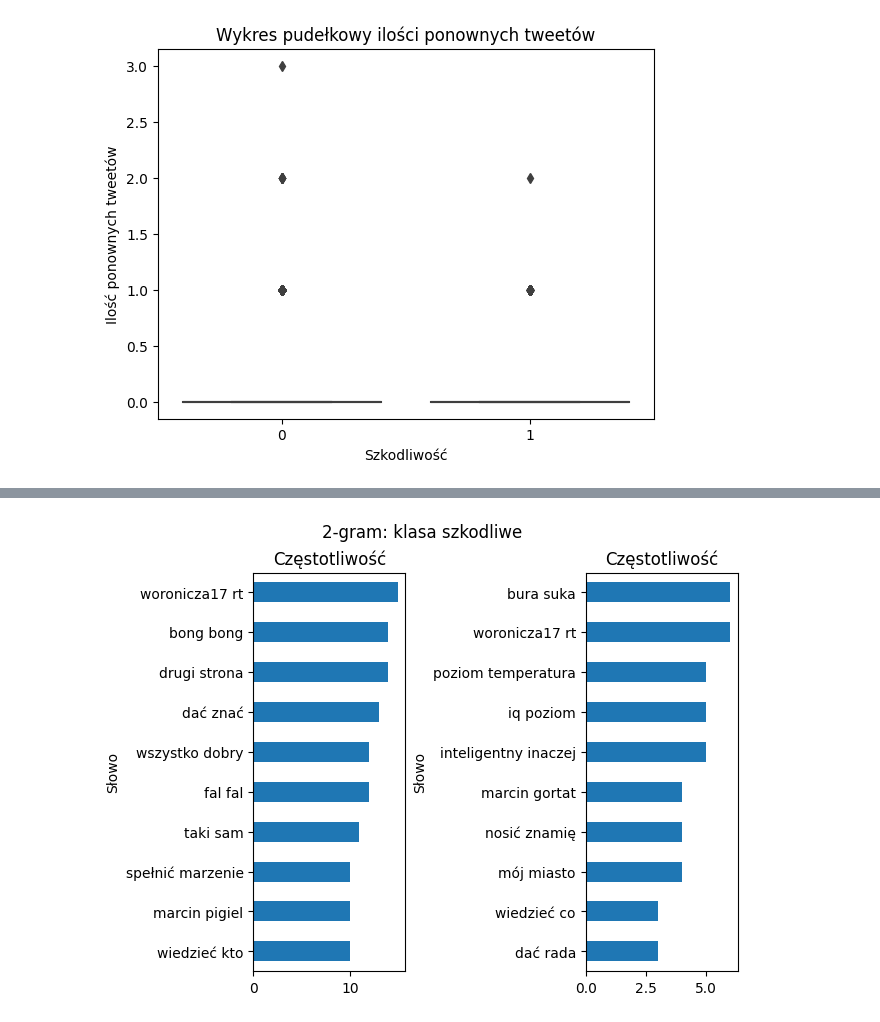
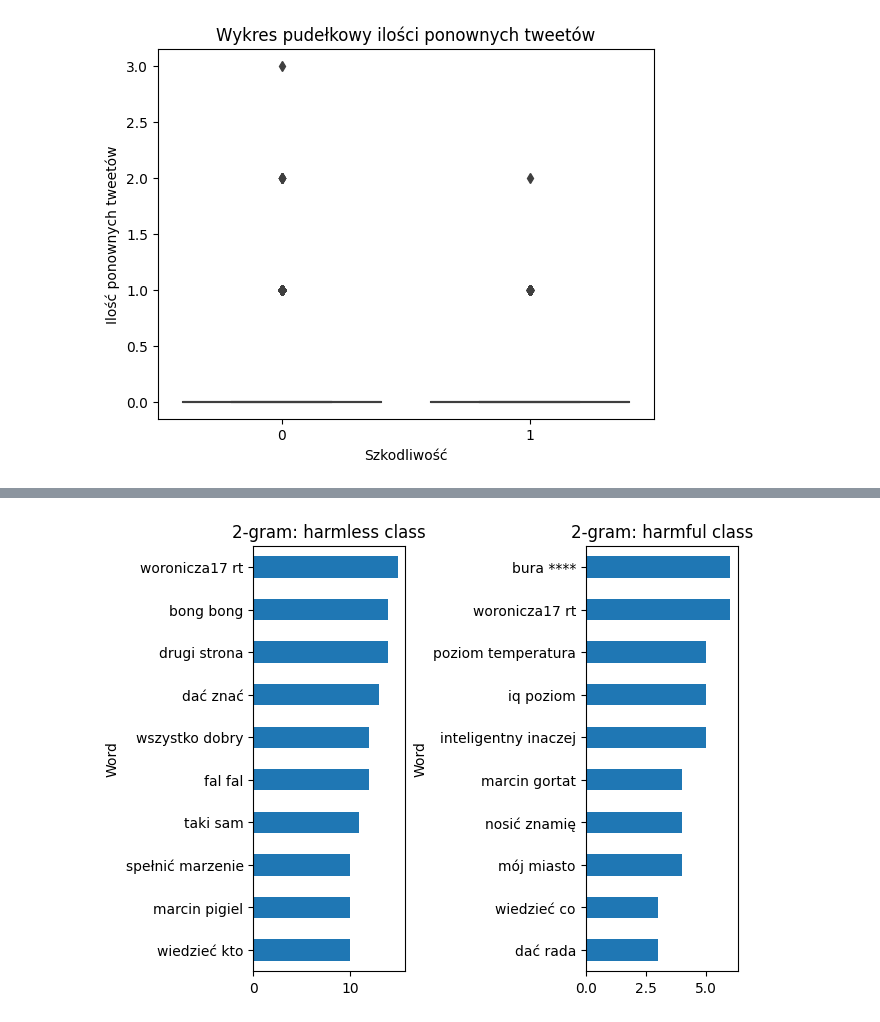
Before and after one commit to szpwski/nlp_poleval_text_classification, a Jupyter notebook: eda.ipynb, the cells around one changed output, grey strips where cells are left out. Saved outputs shown, nothing was run; the diff lists cells and outputs as text; code cells hidden in the pictures.

```diff
--- a/eda.ipynb
+++ b/eda.ipynb
@@ -193,6 +35,7 @@ def plot_ngram(non_harmful : list, harmful : list, n : int = 1, top : int = 10,
 # %%
 # Create dataframe with text data
-df = read_text_files_into_dataframe("data")
+df = read_text_files_into_dataframe("data_raw")
 
 # Get train and test data
-train, test = df.loc[df.split == 'train', ['text', 'label']], df.loc[df.split == 'train', ['text', 'label']]
+train, test = df.loc[df.split == 'train', ['text', 'label']], df.loc[df.split == 'test', ['text', 'label']]
+train, test = train[train.label.isna()==False], test[test.label.isna()==False]
@@ -276,0 +277,3 @@ flat_harmful = [item for sublist in train[train.label == '1'].text_preprocessed.
+# %%
+flat_harmful = [x.replace("kurwa", "*****").replace("dupa", "****") for x in flat_harmful]
+plot_ngram(flat, flat_harmful, n=1, filter_words=['rt', 'mieć', 'być', 'wiedzieć', 'chyba', 'taki', 'móc'])
@@ -280,0 +293,3 @@ plot_ngram(flat, flat_harmful, n=1, filter_words=['rt', 'mieć', 'być', 'wiedzi
+# %%
+flat_harmful = [x.replace('suka', '****') for x in flat_harmful]
+plot_ngram(flat, flat_harmful, n=2, filter_words=[''])
@@ -281,4 +298,5 @@ plot_ngram(flat, flat_harmful, n=1, filter_words=['rt', 'mieć', 'być', 'wiedzi
 # %%
-plot_ngram(flat, flat_harmful, n=2, filter_words=[''])
+""" ENG """
+plot_ngram(flat, flat_harmful, n=2, filter_words=[''], lang='eng')
 # %% [output]
-[figure, old version]
+[figure, new version]
```
Also changed, not shown: parts of 52 cells of this notebook.
